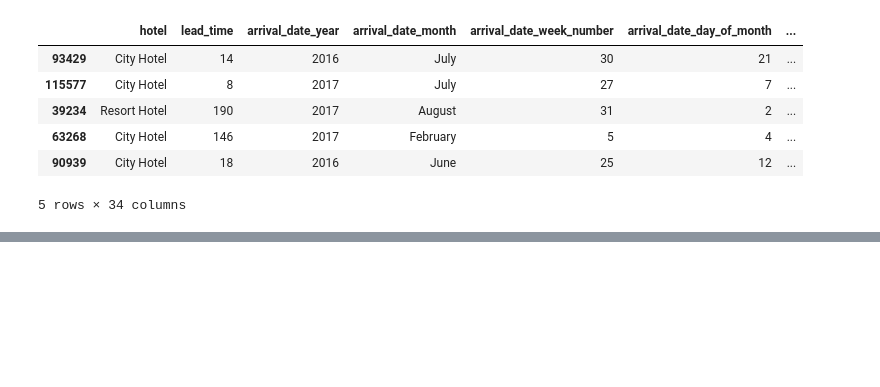
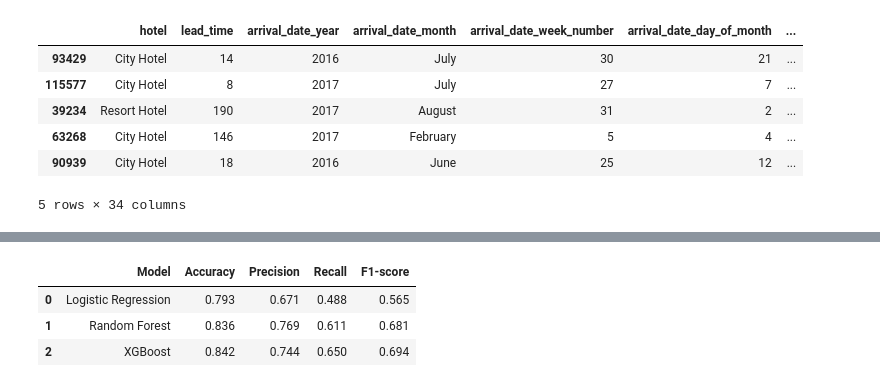
Before and after one commit to mzaeld/DSAI4103-hotel-booking-project, a Jupyter notebook: DSAI4103-final project.ipynb, the cells around one changed output, grey strips where cells are left out. Saved outputs shown, nothing was run; the diff lists cells and outputs as text; code cells hidden in the pictures; blank space fills up the shorter version.

```diff
--- a/DSAI4103-final project.ipynb
+++ b/DSAI4103-final project.ipynb
@@ -724,0 +735,16 @@ score_new_data(sample_batch)
+# %%
+results = {
+    "Model": ["Logistic Regression", "Random Forest", "XGBoost"],
+    "Accuracy": [0.793, 0.836, 0.842],
+    "Precision": [0.671, 0.769, 0.744],
+    "Recall": [0.488, 0.611, 0.650],
+    "F1-score": [0.565, 0.681, 0.694]
+}
+
+results_df = pd.DataFrame(results)
+results_df
+# %% [output]
+|  | Model | Accuracy | Precision | Recall | F1-score |
+| 0 | Logistic Regression | 0.793 | 0.671 | 0.488 | 0.565 |
+| 1 | Random Forest | 0.836 | 0.769 | 0.611 | 0.681 |
+| 2 | XGBoost | 0.842 | 0.744 | 0.650 | 0.694 |
```
Also changed, not shown: parts of 2 cells of this notebook, 4 other files.
